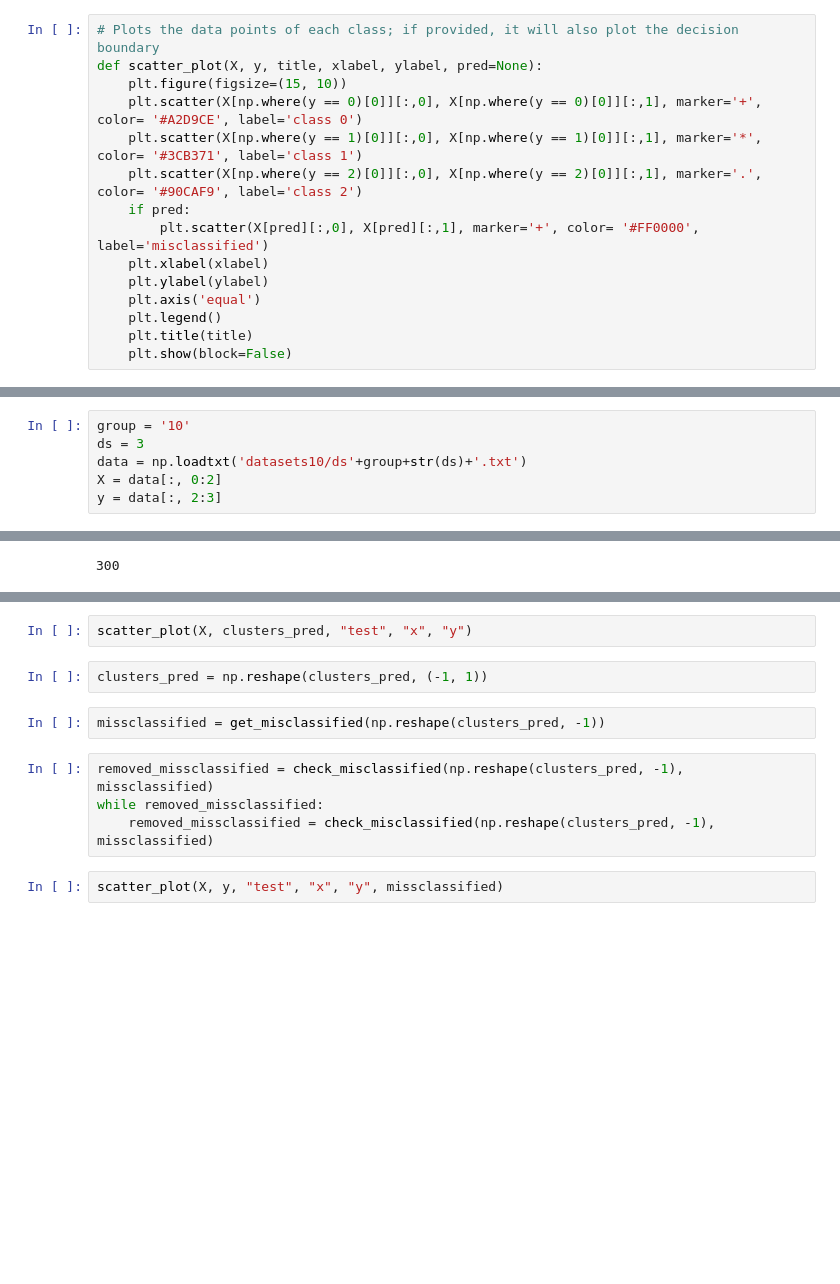
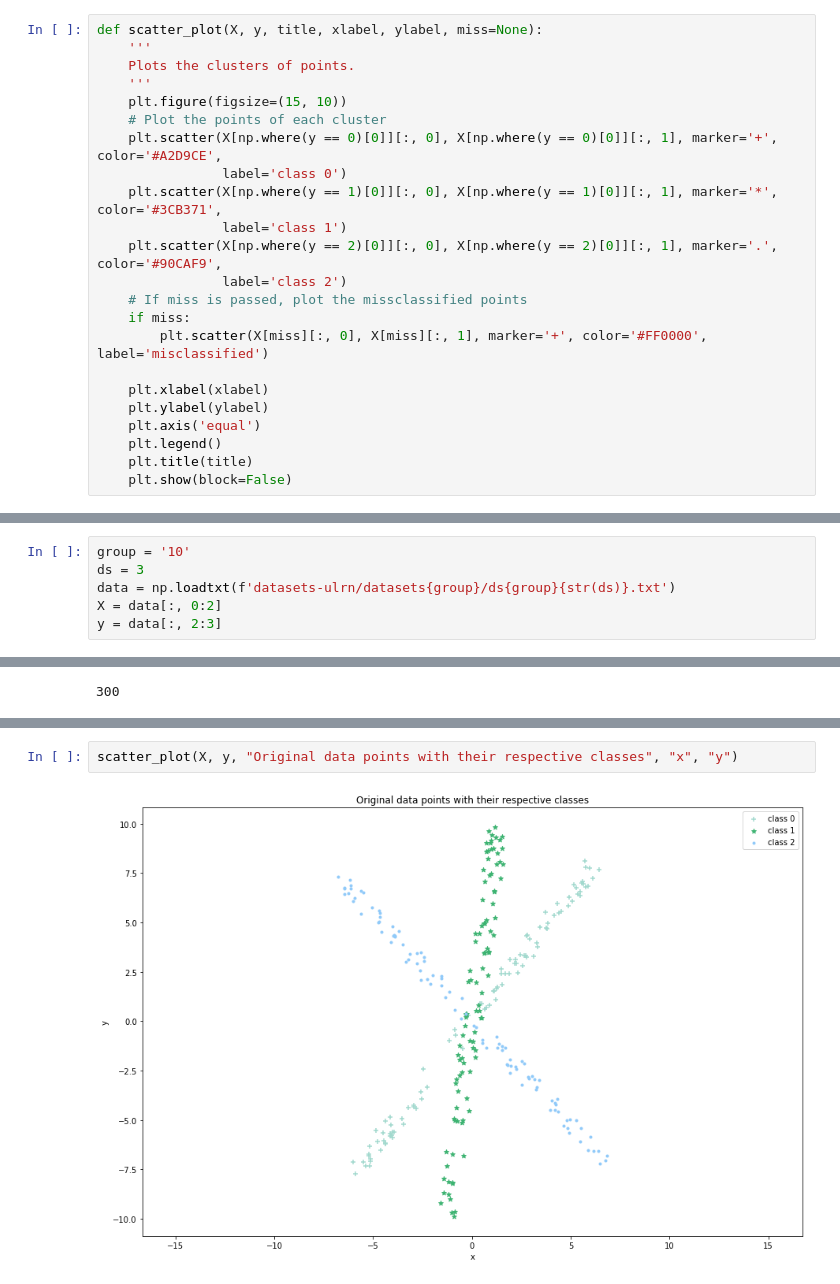
Before and after one commit to magheata/H2_ULRN, a Jupyter notebook: Gheata_H2_P2_ULRN.ipynb, the cells around one changed output, grey strips where cells are left out. Drawn from its saved outputs; the diff is of its cells as text; blank space fills up the shorter version.

```diff
--- a/Gheata_H2_P2_ULRN.ipynb
+++ b/Gheata_H2_P2_ULRN.ipynb
@@ -7,12 +48,20 @@ from copy import deepcopy
 # %%
-# Plots the data points of each class; if provided, it will also plot the decision boundary
-def scatter_plot(X, y, title, xlabel, ylabel, pred=None):
+def scatter_plot(X, y, title, xlabel, ylabel, miss=None):
+    '''
+    Plots the clusters of points.
+    '''
     plt.figure(figsize=(15, 10))
-    plt.scatter(X[np.where(y == 0)[0]][:,0], X[np.where(y == 0)[0]][:,1], marker='+', color= '#A2D9CE', label='class 0')
-    plt.scatter(X[np.where(y == 1)[0]][:,0], X[np.where(y == 1)[0]][:,1], marker='*', color= '#3CB371', label='class 1')
-    plt.scatter(X[np.where(y == 2)[0]][:,0], X[np.where(y == 2)[0]][:,1], marker='.', color= '#90CAF9', label='class 2')
-    if pred:
-        plt.scatter(X[pred][:,0], X[pred][:,1], marker='+', color= '#FF0000', label='misclassified')
+    # Plot the points of each cluster
+    plt.scatter(X[np.where(y == 0)[0]][:, 0], X[np.where(y == 0)[0]][:, 1], marker='+', color='#A2D9CE',
+                label='class 0')
+    plt.scatter(X[np.where(y == 1)[0]][:, 0], X[np.where(y == 1)[0]][:, 1], marker='*', color='#3CB371',
+                label='class 1')
+    plt.scatter(X[np.where(y == 2)[0]][:, 0], X[np.where(y == 2)[0]][:, 1], marker='.', color='#90CAF9',
+                label='class 2')
+    # If miss is passed, plot the missclassified points
+    if miss:
+        plt.scatter(X[miss][:, 0], X[miss][:, 1], marker='+', color='#FF0000', label='misclassified')
+
     plt.xlabel(xlabel)
     plt.ylabel(ylabel)
     plt.axis('equal')
@@ -96,7 +438,7 @@ def do_crisp_clust(X, M, n_iter, n_attempts, eps):
 # %%
 group = '10'
 ds = 3
-data = np.loadtxt('datasets10/ds'+group+str(ds)+'.txt')
+data = np.loadtxt(f'datasets-ulrn/datasets{group}/ds{group}{str(ds)}.txt')
 X = data[:, 0:2]
 y = data[:, 2:3]
 # %%
@@ -152,12 +448,4 @@ counts
-# %%
-scatter_plot(X, clusters_pred, "test", "x", "y")
-# %%
-clusters_pred = np.reshape(clusters_pred, (-1, 1))
-# %%
-missclassified = get_misclassified(np.reshape(clusters_pred, -1))
-# %%
-removed_missclassified = check_misclassified(np.reshape(clusters_pred, -1), missclassified)
-while removed_missclassified:
-    removed_missclassified = check_misclassified(np.reshape(clusters_pred, -1), missclassified)
-# %%
-scatter_plot(X, y, "test", "x", "y", missclassified)
+# %%
+scatter_plot(X, y, "Original data points with their respective classes", "x", "y")
+# %% [output]
+[figure, added]
```
Also changed, not shown: parts of 64 cells of this notebook, 2 other files.
